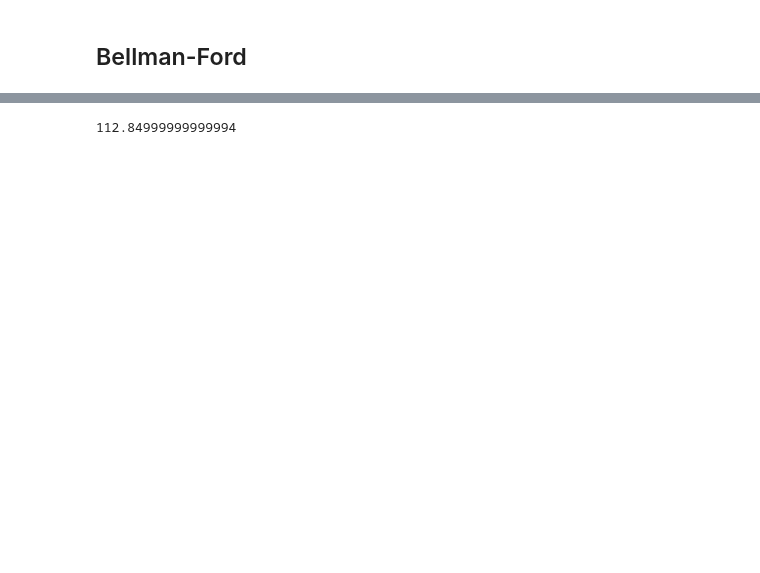
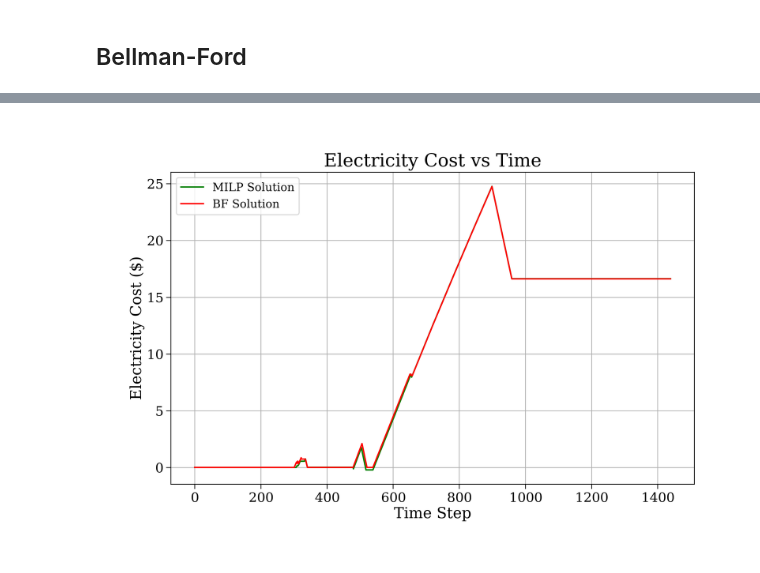
Before and after one commit to AylarAlizade/Charge-Scheduling, a Jupyter notebook: notebooks/cso.ipynb, the cells around one changed output, grey strips where cells are left out. Saved outputs shown, nothing was run; the diff lists cells and outputs as text; code cells hidden in the pictures; blank space fills up the shorter version.

```diff
--- a/notebooks/cso.ipynb
+++ b/notebooks/cso.ipynb
@@ -1227,4 +1247,21 @@ plt.show()
-# %%
-bf_cumulative_soc[-1]
-# %% [output]
-112.84999999999994
+# %%
+milp_elec_cost = calculate_electricity_cost(charge_flag_milp, discharge_flag_milp, electricity_price, carbon_intensity, eta_c, eta_d, lambd, C_deg, delta_t)
+bf_elec_cost = calculate_electricity_cost(charge_flag_bf, discharge_flag_bf, electricity_price, carbon_intensity, eta_c, eta_d, lambd, C_deg, delta_t)
+
+
+time_steps = list(range(1440))
+
+
+plt.figure(figsize=(10, 6))
+plt.plot(time_steps, milp_elec_cost, label='MILP Solution', color='green', linestyle='-')
+plt.plot(time_steps, bf_elec_cost, label='BF Solution', color='red', linestyle='-')
+
+
+plt.xlabel('Time Step')
+plt.ylabel('Electricity Cost ($)')
+plt.title('Electricity Cost vs Time')
+plt.legend(loc='upper left')
+plt.grid(True)
+plt.show()
+# %% [output]
+[figure, added]
```
Also changed, not shown: parts of 12 cells of this notebook.
